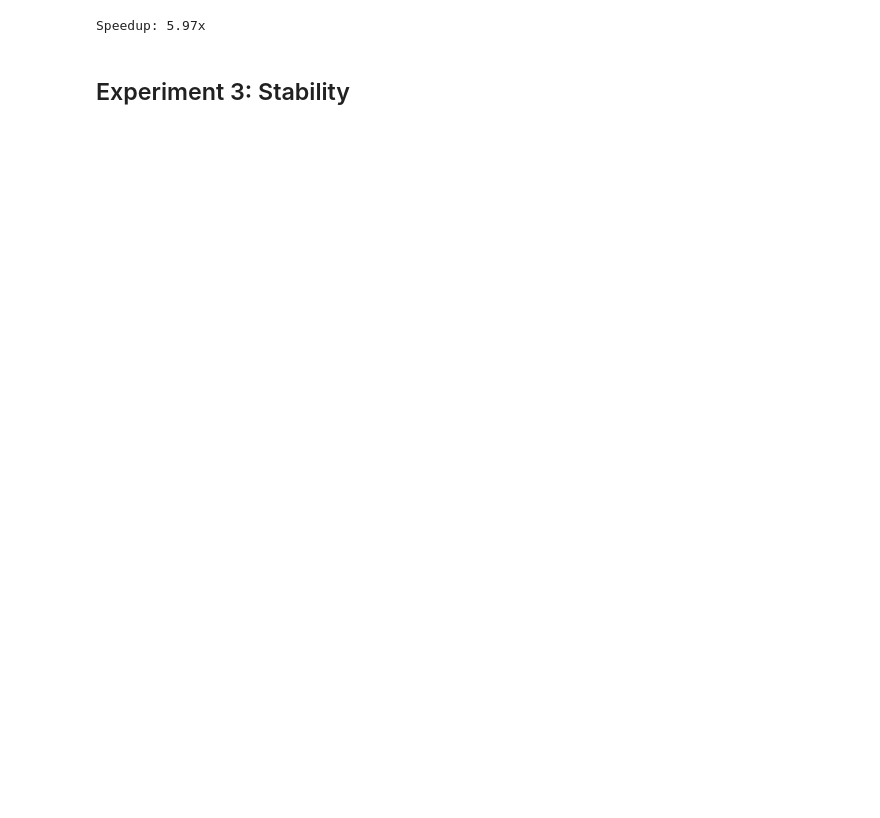
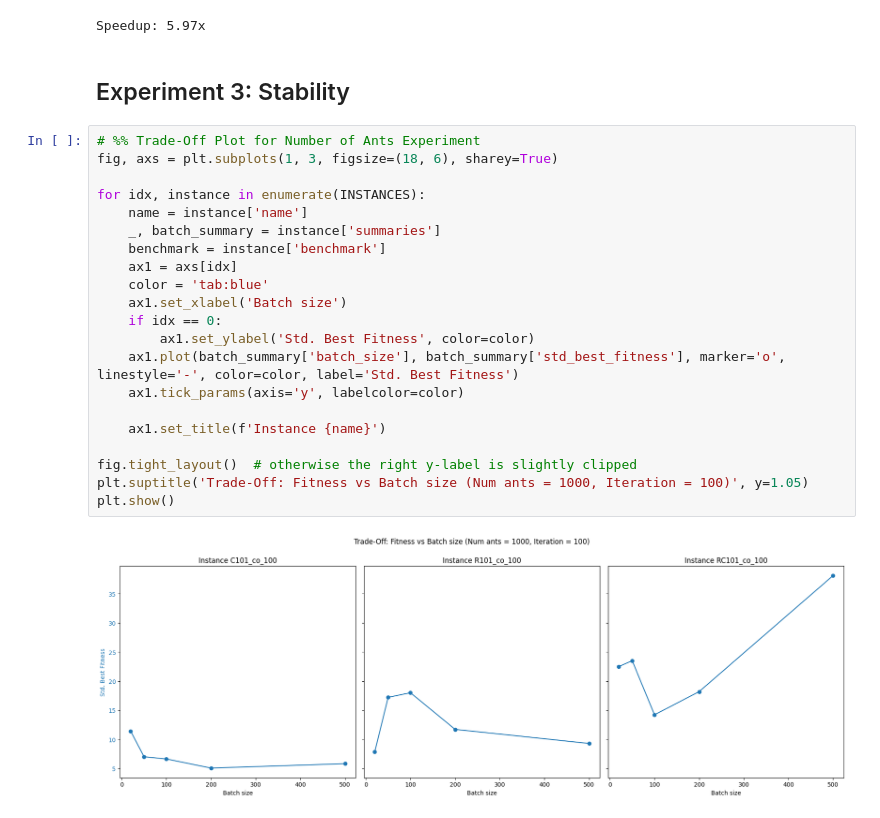
Before and after one commit to chauanphu/routing-PL, a Jupyter notebook: notebooks/analysis.ipynb, the cells around one changed output. Saved outputs shown, nothing was run; the diff lists cells and outputs as text; blank space fills up the shorter version.

Commit message:
Run mass experiment

```diff
--- a/notebooks/analysis.ipynb
+++ b/notebooks/analysis.ipynb
@@ -127,3 +127,26 @@ print(f"Speedup: {speedup:.2f}x")
 Speedup: 5.97x
 # %% [markdown]
 ## Experiment 3: Stability
+# %%
+# %% Trade-Off Plot for Number of Ants Experiment
+fig, axs = plt.subplots(1, 3, figsize=(18, 6), sharey=True)
+
+for idx, instance in enumerate(INSTANCES):
+    name = instance['name']
+    _, batch_summary = instance['summaries']
+    benchmark = instance['benchmark']
+    ax1 = axs[idx]
+    color = 'tab:blue'
+    ax1.set_xlabel('Batch size')
+    if idx == 0:
+        ax1.set_ylabel('Std. Best Fitness', color=color)
+    ax1.plot(batch_summary['batch_size'], batch_summary['std_best_fitness'], marker='o', linestyle='-', color=color, label='Std. Best Fitness')
+    ax1.tick_params(axis='y', labelcolor=color)
+
+    ax1.set_title(f'Instance {name}')
+
+fig.tight_layout()  # otherwise the right y-label is slightly clipped
+plt.suptitle('Trade-Off: Fitness vs Batch size (Num ants = 1000, Iteration = 100)', y=1.05)
+plt.show()
+# %% [output]
+[figure, added]
```
Also changed, not shown: parts of 1 cell of this notebook, 2 other files.
